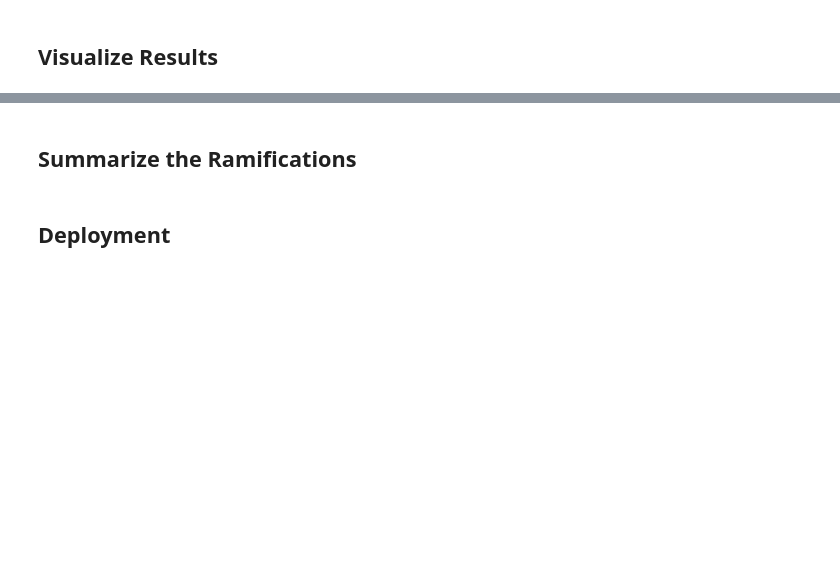
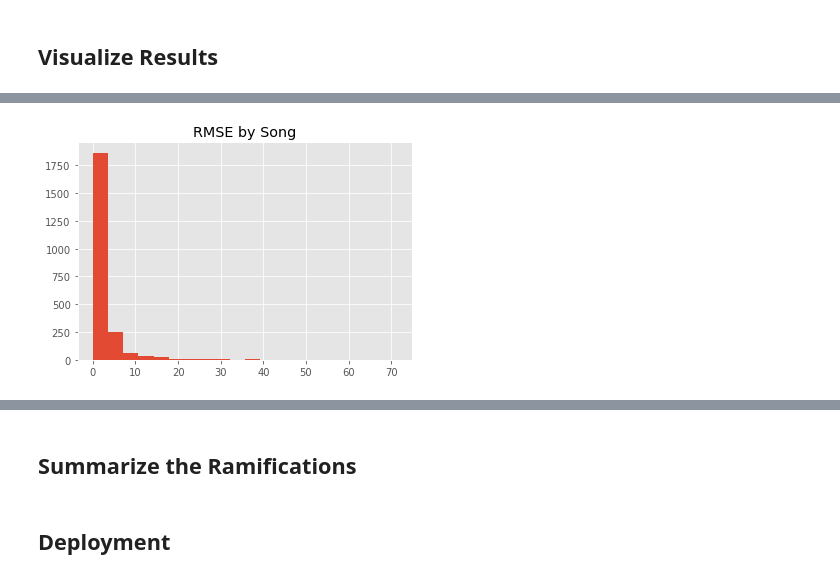
Before and after one commit to kjprice/SMU-data-mining, a Jupyter notebook: python_notebooks/Project 3.ipynb, the cells around one changed output, grey strips where cells are left out. Drawn from its saved outputs; the diff is of its cells as text; code cells hidden in the pictures; blank space fills up the shorter version.

```diff
--- a/python_notebooks/Project 3.ipynb
+++ b/python_notebooks/Project 3.ipynb
@@ -353,2 +526,23 @@ Gathering per-item and per-user statistics.
 # %% [markdown]
 ## Visualize Results
+# %%
+#Preferred method selected above
+train_song, test_song = gl.recommender.util.random_split_by_user(combo_songs,
+                                                      user_id="user", item_id="song_id",
+                                                      item_test_proportion=0.2)
+
+from IPython.display import display
+from IPython.display import Image
+
+gl.canvas.set_target('ipynb')
+
+song_rec = gl.recommender.item_similarity_recommender.create(train_song,
+                                                             user_id="user",
+                                                             item_id="song_id",
+                                                             target="plays",
+                                                             only_top_k=5,
+                                                             similarity_type="pearson")
+
+rmse_results = song_rec.evaluate(test_song)
+
+print rmse_results.viewkeys()
@@ -354,0 +563,12 @@ Gathering per-item and per-user statistics.
+# %%
+from matplotlib import pyplot as plt
+%matplotlib inline
+plt.style.use('ggplot')
+
+rmsevals = rmse_results['rmse_by_item']['rmse']
+
+plt.hist(rmsevals, bins=20)
+plt.title('RMSE by Song')
+plt.show()
+# %% [output]
+[figure, added]
```
Also changed, not shown: parts of 49 cells of this notebook.
